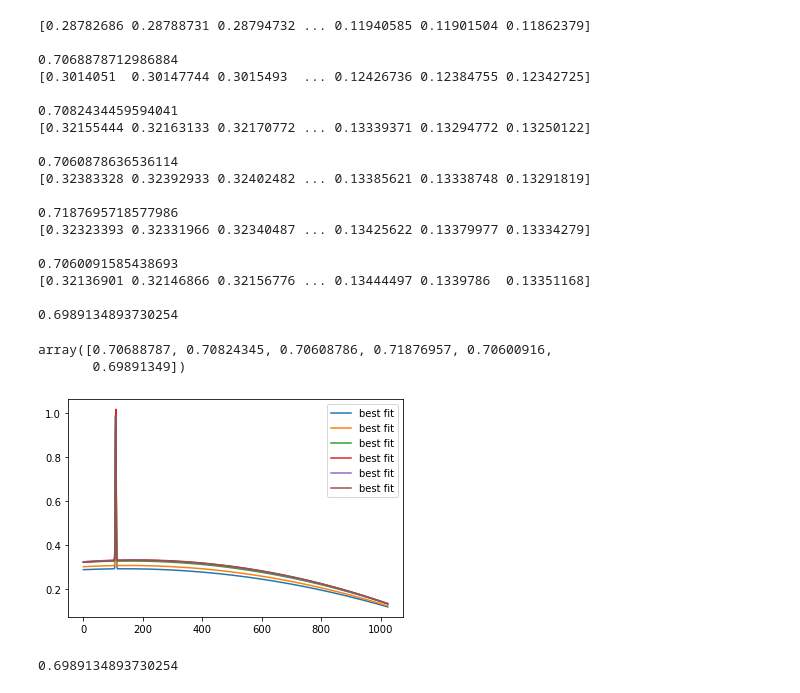
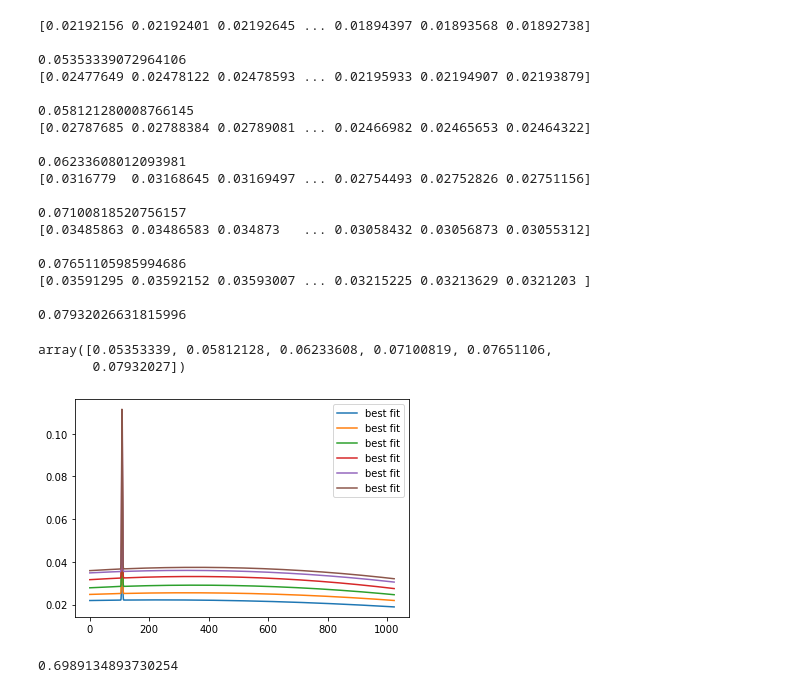
Before and after one commit to ruoyanwangdr/Dynamics-of-Jovian-Infrared-Auroral-Ionosphere-and-Thermosphere, a Jupyter notebook: h3p.ipynb, the cells around one changed output. Drawn from its saved outputs; the diff is of its cells as text; code cells hidden in the pictures.

```diff
--- a/h3p.ipynb
+++ b/h3p.ipynb
@@ -79,14 +89,14 @@ plt.colorbar(orientation='horizontal', pad=0.05)
 def normalize(data):
     return (data - np.min(data)) / (np.max(data) - np.min(data))
 
-normalized = normalize(selected_slit)
+#normalized = normalize(selected_slit)
 #normalized = normalization(selected_slit[index])
 #normalized = normalization(flattened_slit[multi_index])
 
 x = pixel
 #x = pixel[index]
 #x = multi_pixel[multi_index]
-y = normalized
+y = selected_slit
 
 #def gaussian(x, amp, mu, fwhm):
 #    sig = fwhm / (2*np.sqrt(2*np.log(2)))
@@ -115,7 +125,7 @@ gmodel = Model(gaussian_fit)
 #print('parameter names: {}'.format(gmodel.param_names))
 #print('independent variables: {}'.format(gmodel.independent_vars))
 
-params = gmodel.make_params(a0=1, a1=107, a2=2, a3=0.1, a4=0, a5=0)
+params = gmodel.make_params(a0=0.06, a1=107, a2=2, a3=0.1, a4=0, a5=0)
 #params = gmodel.make_params(g1_a0=1.0, g1_a1=107, g1_a2=2, g1_a3=0.1, g1_a4=0, g1_a5=0,
 #                            g2_a0=0.3, g2_a1=554, g2_a2=2, g2_a3=0.1, g2_a4=0, g2_a5=0)
 result = gmodel.fit(y, params, x=x)
@@ -123,11 +133,10 @@ result = gmodel.fit(y, params, x=x)
 print(result.fit_report())
 
 plt.figure(dpi=100)
-#plt.plot(pixel[index], normalized, 'g-', label='original curve')
 plt.plot(x, y,'b.', label='original')
 #plt.plot(x, result.init_fit, 'k--', label='initial fit')
 plt.plot(x, result.best_fit, 'r-', label='best fit')
-#plt.xlim(550, 580)
+#plt.xlim(100, 200)
 plt.legend(loc='best')
 plt.show()
 # %% [output]
@@ -152,7 +160,0 @@ plt.show()
-# %%
-# plot cropped slit
-pixel = np.linspace(0, 1024, 1024)
-selected_slit = sky_subtracted[100]
-plt.figure(dpi=100)
-plt.plot(pixel, selected_slit)
-#plt.xlim(550,560)
@@ -189,51 +188,50 @@ params = gmodel.make_params(a0=1, a1=107, a2=2, a3=0.1, a4=0, a5=0)
 #result = gmodel.fit(y, params, x=x)
 
 #print(result.fit_report())
 
 #plt.figure(dpi=100)
 #plt.plot(pixel[index], normalized, 'g-', label='original curve')
 #plt.plot(x, y,'b.', label='original')
 #plt.plot(x, result.init_fit, 'k--', label='initial fit')
 #plt.plot(x, result.best_fit, 'r-', label='best fit')
 #plt.xlim(550, 580)
 #plt.legend(loc='best')
 #plt.show()
 x = pixel
 
 a0_all = []
-for i in range(61):
-    new_slit = sky_subtracted[i+40]
-    y = normalize(new_slit)
+for i in range(6):
+    y = sky_subtracted[i+40]
     new_result = gmodel.fit(y, params, x=x)
     plt.plot(x, new_result.best_fit, label='best fit')
     plt.legend()
     print(new_result.best_fit)
     print()
     print(new_result.best_values.get('a0'))
     a0_all.append(new_result.best_values.get('a0'))
 np.array(a0_all)
 # %% [output]
-[0.28782686 0.28788731 0.28794732 ... 0.11940585 0.11901504 0.11862379]
+[0.02192156 0.02192401 0.02192645 ... 0.01894397 0.01893568 0.01892738]
 
-0.7068878712986884
-[0.3014051  0.30147744 0.3015493  ... 0.12426736 0.12384755 0.12342725]
+0.05353339072964106
+[0.02477649 0.02478122 0.02478593 ... 0.02195933 0.02194907 0.02193879]
 
-0.7082434459594041
-[0.32155444 0.32163133 0.32170772 ... 0.13339371 0.13294772 0.13250122]
+0.058121280008766145
+[0.02787685 0.02788384 0.02789081 ... 0.02466982 0.02465653 0.02464322]
 
-0.7060878636536114
-[0.32383328 0.32392933 0.32402482 ... 0.13385621 0.13338748 0.13291819]
+0.06233608012093981
+[0.0316779  0.03168645 0.03169497 ... 0.02754493 0.02752826 0.02751156]
 
-0.7187695718577986
-[0.32323393 0.32331966 0.32340487 ... 0.13425622 0.13379977 0.13334279]
+0.07100818520756157
+[0.03485863 0.03486583 0.034873   ... 0.03058432 0.03056873 0.03055312]
 
-0.7060091585438693
-[0.32136901 0.32146866 0.32156776 ... 0.13444497 0.1339786  0.13351168]
+0.07651105985994686
+[0.03591295 0.03592152 0.03593007 ... 0.03215225 0.03213629 0.0321203 ]
 
-0.6989134893730254
+0.07932026631815996
-array([0.70688787, 0.70824345, 0.70608786, 0.71876957, 0.70600916,
-       0.69891349])
+array([0.05353339, 0.05812128, 0.06233608, 0.07100819, 0.07651106,
+       0.07932027])
-[figure, old version]
+[figure, new version]
 # %%
 new_result.best_values.get('a0')
 # %% [output]
```
Also changed, not shown: parts of 5 cells of this notebook.
